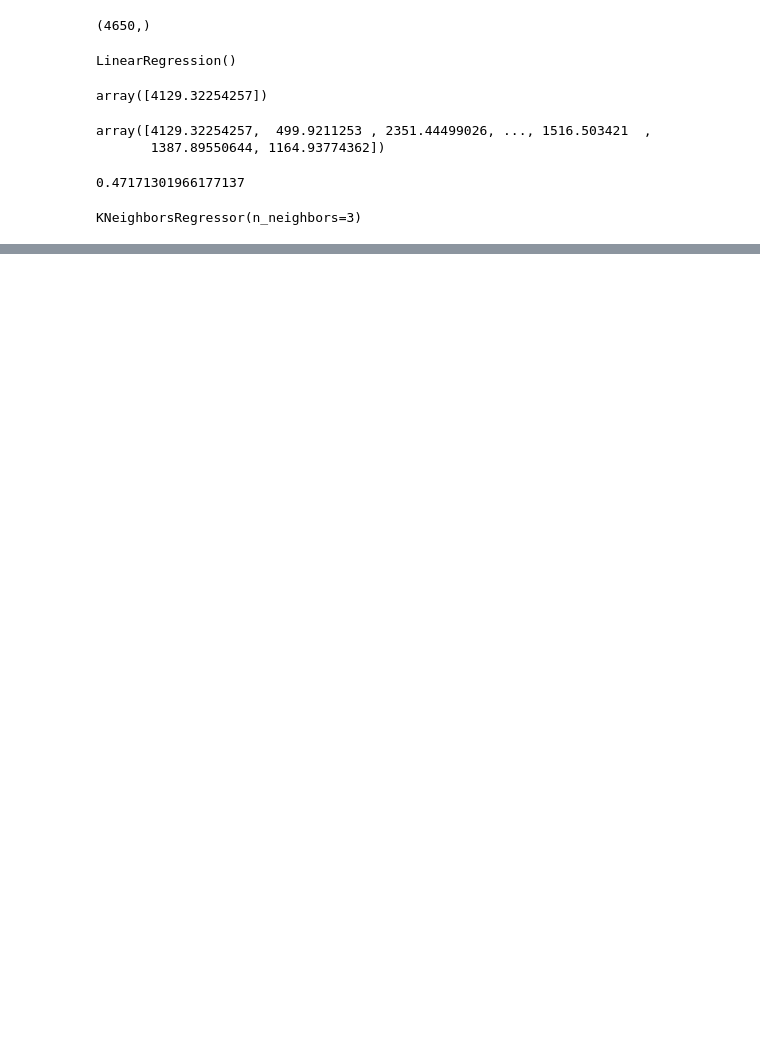
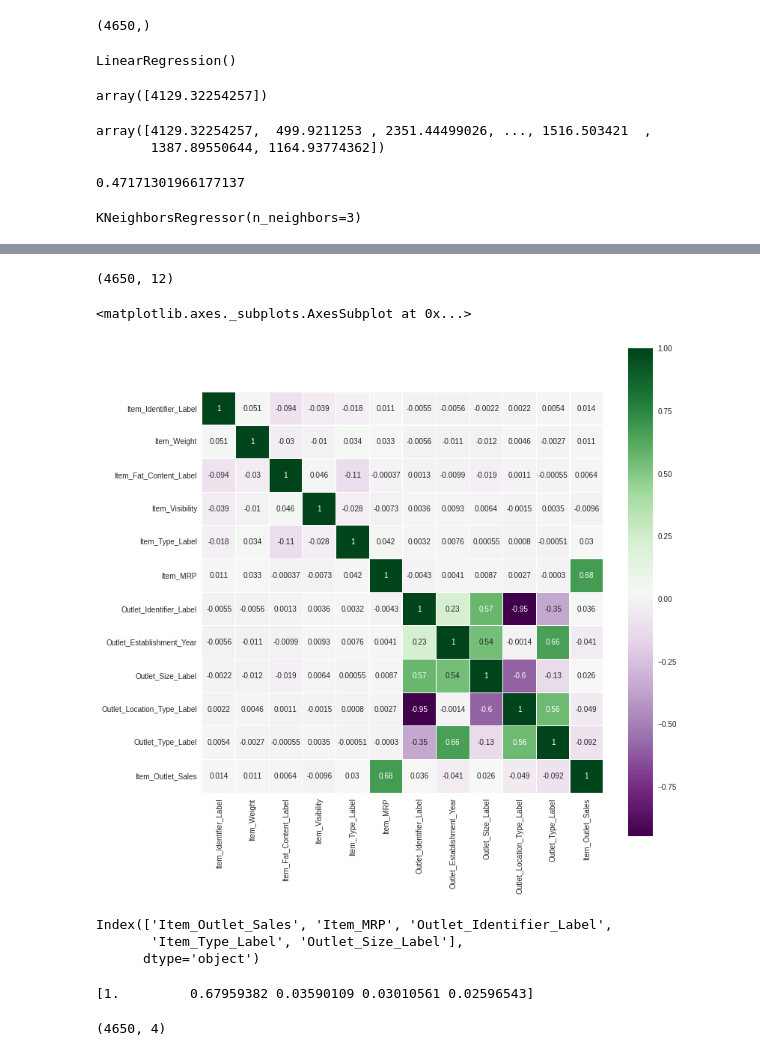
Before and after one commit to wilsonfffs/CODING-DOJO, a Jupyter notebook: Proyecto__1__Parte_3_4_5.ipynb, the cells around one changed output, grey strips where cells are left out. Drawn from its saved outputs; the diff is of its cells as text; code cells hidden in the pictures; blank space fills up the shorter version.

```diff
--- a/Proyecto__1__Parte_3_4_5.ipynb
+++ b/Proyecto__1__Parte_3_4_5.ipynb
@@ -773 +773,4 @@ Item_Outlet_Sales_pre
 3720 rows × 1 columns
+# %%
+df4 = df3
+df4
@@ -773,0 +791,4 @@ Item_Outlet_Sales_pre
+# %%
+df4.shape
+# %% [output]
+(4650, 12)
@@ -773,0 +797,18 @@ Item_Outlet_Sales_pre
+# %%
+corr = df4.corr()
+plt.figure(figsize=(12,12))
+sns.heatmap(corr, linewidths=0.1,vmax=1.0, square=True, cmap=cm.PRGn, linecolor='white',
+annot=True)
+# %% [output]
+<matplotlib.axes._subplots.AxesSubplot at 0x...>
+[figure, added]
+# %%
+print(df4.corr().nlargest(5, 'Item_Outlet_Sales').index)
+# %% [output]
+Index(['Item_Outlet_Sales', 'Item_MRP', 'Outlet_Identifier_Label',
+       'Item_Type_Label', 'Outlet_Size_Label'],
+      dtype='object')
+# %%
+print(df4.corr().nlargest(5, 'Item_Outlet_Sales').values[:,11])
+# %% [output]
+[1.         0.67959382 0.03590109 0.03010561 0.02596543]
@@ -773,0 +820,4 @@ Item_Outlet_Sales_pre
+# %%
+X.shape
+# %% [output]
+(4650, 4)
```
Also changed, not shown: parts of 23 cells of this notebook.
